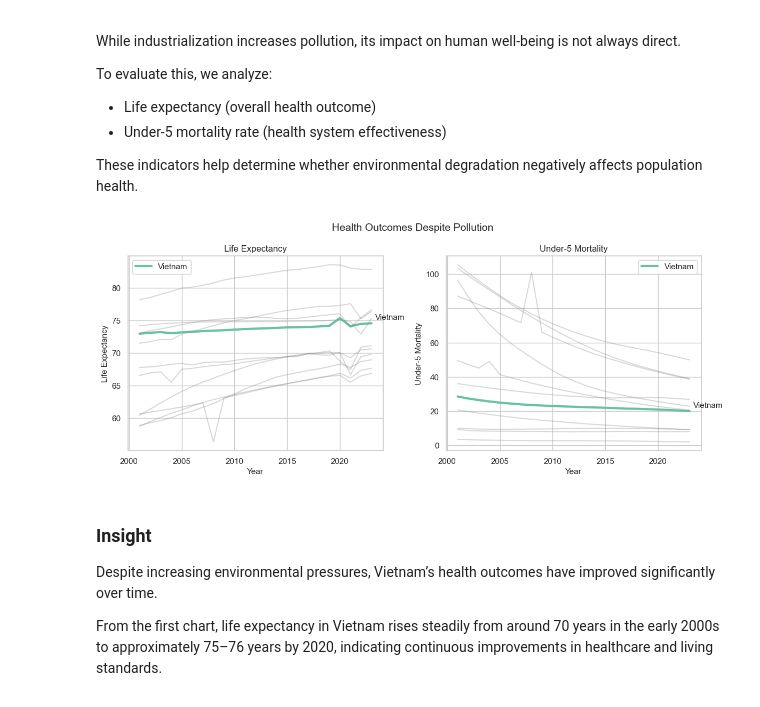
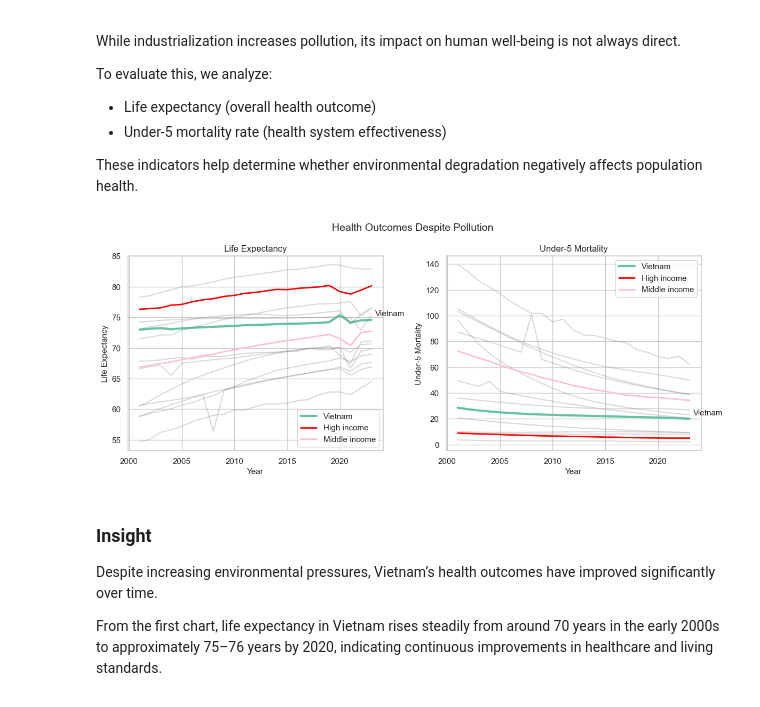
Before and after one commit to thloc1212/DV_LAB2, a Jupyter notebook: merged/merge.ipynb, the cells around one changed output. Cells and saved outputs as stored; diff of their text form; code cells hidden in the pictures.

```diff
--- a/merged/merge.ipynb
+++ b/merged/merge.ipynb
@@ -374,6 +374,7 @@ df_pivot["Country"] = df_pivot["Country"].replace({"Viet Nam": "Vietnam"})
 asean = [
     "Vietnam", "Thailand", "Malaysia", "Indonesia", "Philippines",
     "Singapore", "Cambodia", "Lao PDR", "Myanmar", "Timor-Leste", "Brunei Darussalam",
+    "High income", "Low income", "Middle income"
 ]
 
 df_asean = df_pivot[df_pivot["Country"].isin(asean)].copy()
@@ -423,6 +425,26 @@ for country in asean:
             linewidth=3,
             label="Vietnam"
         )
+
+    if country == "Middle income":
+        plt.plot(
+            subset["Year"],
+            subset["Industry (% GDP)"],
+            color="pink",
+            linewidth=2,
+            label="Middle income"
+        )
+
+    if country == "High income":
+        plt.plot(
+            subset["Year"],
+            subset["Industry (% GDP)"],
+            color="red",
+            linewidth=2,
+            label="High income"
+        )
+
+
     else:
         plt.plot(
             subset["Year"],
@@ -478,6 +500,10 @@ for country in asean:
 
     if country == "Vietnam":
         ax.plot(subset["Year"], subset["CO2 per capita"], linewidth=3, label="Vietnam")
+    elif country == "Middle income":
+        ax.plot(subset["Year"], subset["CO2 per capita"], color="pink", linewidth=2, label="Middle income")
+    elif country == "High income":
+        ax.plot(subset["Year"], subset["CO2 per capita"], color="red", linewidth=2, label="High income")
     else:
         ax.plot(subset["Year"], subset["CO2 per capita"], color="gray", alpha=0.3)
 
@@ -501,6 +527,10 @@ for country in asean:
 
     if country == "Vietnam":
         ax.plot(subset["Year"], subset["PM2.5"], linewidth=3, label="Vietnam")
+    elif country == "Middle income":
+        ax.plot(subset["Year"], subset["PM2.5"], color="pink", linewidth=2, label="Middle income")
+    elif country == "High income":
+        ax.plot(subset["Year"], subset["PM2.5"], color="red", linewidth=2, label="High income")
     else:
         ax.plot(subset["Year"], subset["PM2.5"], color="gray", alpha=0.3)
 
@@ -599,6 +648,10 @@ for country in asean:
 
     if country == "Vietnam":
         ax.plot(subset["Year"], subset["Life expectancy"], linewidth=3, label="Vietnam")
+    elif country == "Middle income":
+        ax.plot(subset["Year"], subset["Life expectancy"], color="pink", linewidth=2, label="Middle income")
+    elif country == "High income":
+        ax.plot(subset["Year"], subset["Life expectancy"], color="red", linewidth=2, label="High income")
     else:
         ax.plot(subset["Year"], subset["Life expectancy"], color="gray", alpha=0.3)
 
@@ -612,34 +665,38 @@ ax.set_title("Life Expectancy")
 ax.set_xlabel("Year")
 ax.set_ylabel("Life Expectancy")
 ax.legend()
 
 
 # Under-5 Mortality
 ax = axes[1]
 
 for country in asean:
     subset = df_asean[df_asean["Country"] == country]
 
     if country == "Vietnam":
         ax.plot(subset["Year"], subset["Under-5 mortality"], linewidth=3, label="Vietnam")
+    elif country == "Middle income":
+        ax.plot(subset["Year"], subset["Under-5 mortality"], color="pink", linewidth=2, label="Middle income")
+    elif country == "High income":
+        ax.plot(subset["Year"], subset["Under-5 mortality"], color="red", linewidth=2, label="High income")
     else:
         ax.plot(subset["Year"], subset["Under-5 mortality"], color="gray", alpha=0.3)
 
 y_last = vn[vn["Year"] == x_last]["Under-5 mortality"].values[0]
 
 ax.annotate("Vietnam", (x_last, y_last), textcoords="offset points", xytext=(5,5))
 
 ax.set_title("Under-5 Mortality")
 ax.set_xlabel("Year")
 ax.set_ylabel("Under-5 Mortality")
 ax.legend()
 
 
 plt.suptitle("Health Outcomes Despite Pollution", fontsize=14)
 plt.tight_layout()
 plt.show()
 # %% [output]
-[figure, old version]
+[figure, new version]
 # %% [markdown]
 ### Insight
 Despite increasing environmental pressures, Vietnam’s health outcomes have improved significantly over time.
```
Also changed, not shown: parts of 7 cells of this notebook.
